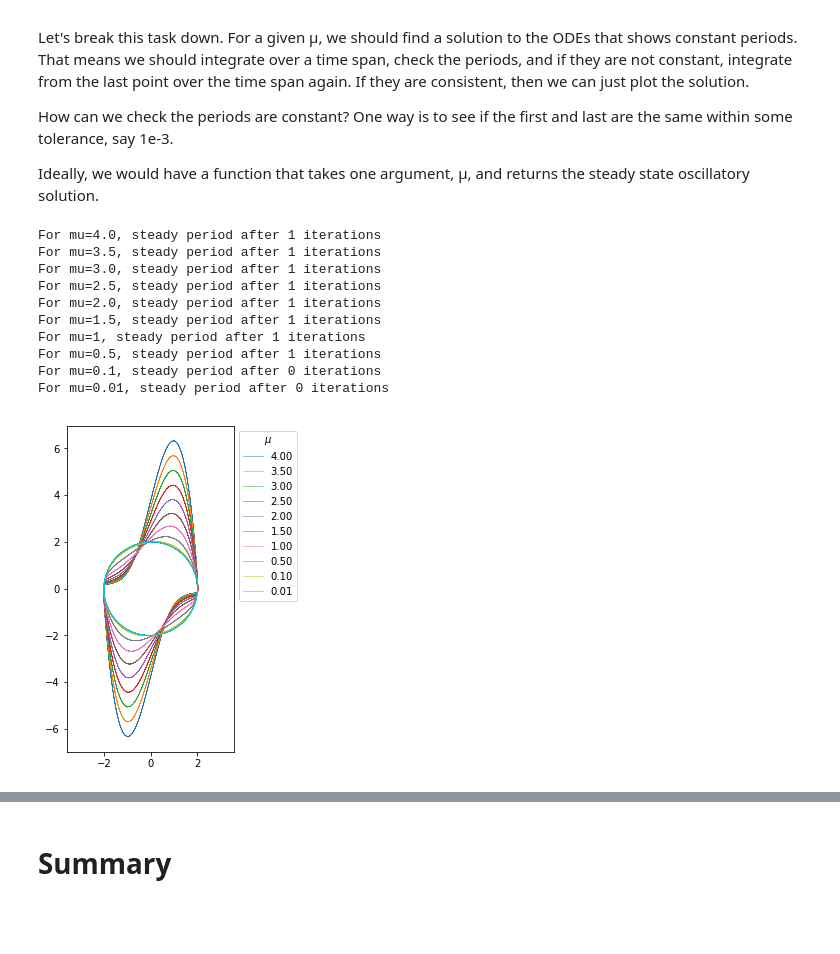
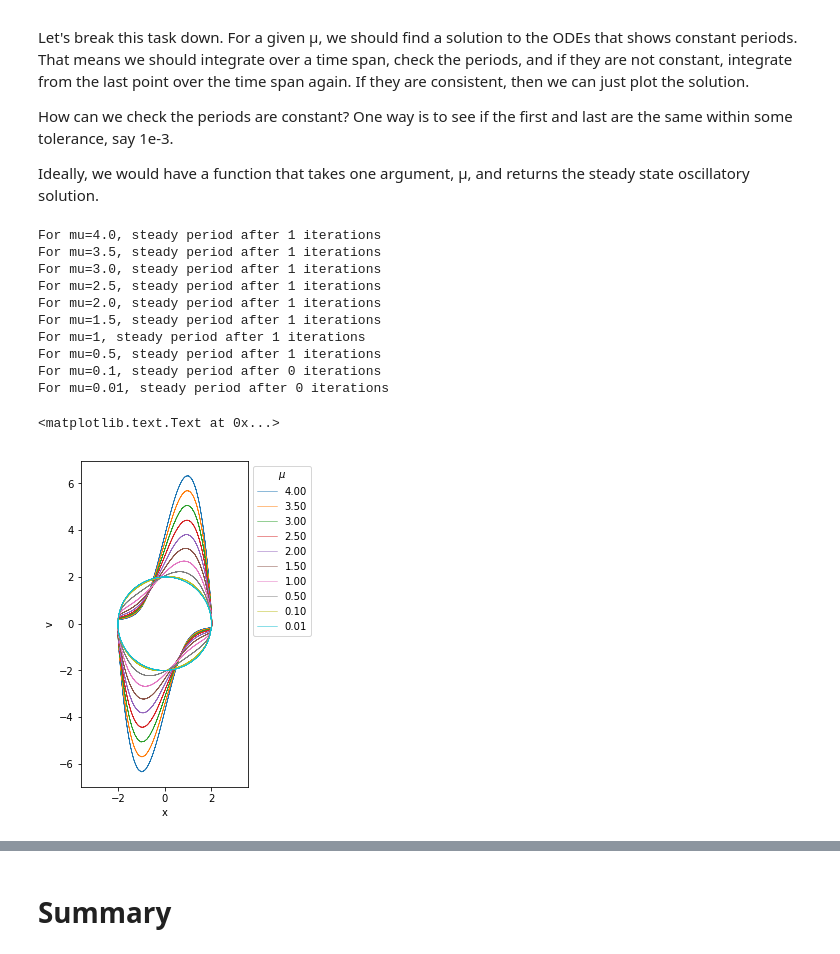
Before and after one commit to jkitchin/f18-06623, a Jupyter notebook: lectures/nth-odes.ipynb, the cells around one changed output, grey strips where cells are left out. Drawn from its saved outputs; the diff is of its cells as text; code cells hidden in the pictures; blank space fills up the shorter version.

```diff
--- a/lectures/nth-odes.ipynb
+++ b/lectures/nth-odes.ipynb
@@ -52,4 +54,6 @@ plt.plot(sol.t, sol.y.T);
 plt.xlabel('t')
 plt.ylabel('x,v')
 plt.legend(['x', 'v'])
+x, v = sol.y
+plt.ylim([x.min(), x.max()])
 # %% [output]
@@ -73,11 +88,21 @@ We use a new optional argument, `dense_output=True` in `solve_ivp` which will le
 # %%
 def max_x_event(t, X):
     x, v = X
-    Xprime = dXdt(t, X)
-    return Xprime[0]  # first derivative = 0
+    dxdt, dvdt = dXdt(t, X)
+    return dxdt
 
+# direction can be negative, 0 or positive
 max_x_event.direction = -1 # event must go from positive to negative, i.e. a max
 
-sol = solve_ivp(dXdt, tspan, X0, max_step=h, events=max_x_event, dense_output=True)
-sol.t_events
+def min_x_event(t, X):
+    x, v = X
+    dxdt, dvdt = dXdt(t, X)
+    return dxdt
+
+# direction can be negative, 0 or positive
+min_x_event.direction = 1
+
+sol = solve_ivp(dXdt, tspan, X0, max_step=h, events=[max_x_event, min_x_event],
+                dense_output=True)
+sol.success, sol.t_events
 # %% [output]
@@ -123,0 +165,9 @@ You can see that after about 5 cycles, xmax is practically constant. We can also
+# %%
+np.diff(te)
+te[1:] - te[0:-1]
+
+dt = np.zeros(len(te) - 1)
+for i in range(len(te) - 1):
+    dt[i] = te[i + 1] - te[i]
+
+dt
@@ -137,7 +190,7 @@ array([  2.00044864e+00,   6.62664368e-15])
 # %% [markdown]
 Alternatively, we can use the last point as an initial value for a new integration that should be close to steady state oscillations.
 # %%
-tspan = (0, 40)
+tspan = (40, 80)
 X0 = sol.sol(te[-1])
 
 sol2 = solve_ivp(dXdt, tspan, X0, max_step=h, events=max_x_event)
@@ -235,28 +289,31 @@ def get_steady_state(mu):
 # %%
 MU = [0.01, 0.1, 0.5, 1, 1.5, 2.0, 2.5, 3.0, 3.5, 4.0]
 MU.reverse()
 
-plt.figure(figsize=(3,6))
+plt.figure(figsize=(3, 6)) # 3 inches wide, 6 inches high
 for mu in MU:
     sol = get_steady_state(mu)
     plt.plot(*sol.y, lw=0.5, label=f'{mu:1.2f}')
 
 plt.legend(title='$\mu$',
            loc='upper center',
            # this line says put the legend outside the box.
            # (0, 0) is the lower left, (1, 1) is the upper right
            bbox_to_anchor=(1.2, 1))
 
 plt.axis('equal');
+plt.xlabel('x')
+plt.ylabel('v')
 # %% [output]
 For mu=4.0, steady period after 1 iterations
 For mu=3.5, steady period after 1 iterations
 For mu=3.0, steady period after 1 iterations
 For mu=2.5, steady period after 1 iterations
 For mu=2.0, steady period after 1 iterations
 For mu=1.5, steady period after 1 iterations
 For mu=1, steady period after 1 iterations
 For mu=0.5, steady period after 1 iterations
 For mu=0.1, steady period after 0 iterations
 For mu=0.01, steady period after 0 iterations
+<matplotlib.text.Text at 0x...>
-[figure, old version]
+[figure, new version]
```
Also changed, not shown: parts of 15 cells of this notebook, 2 other files.
